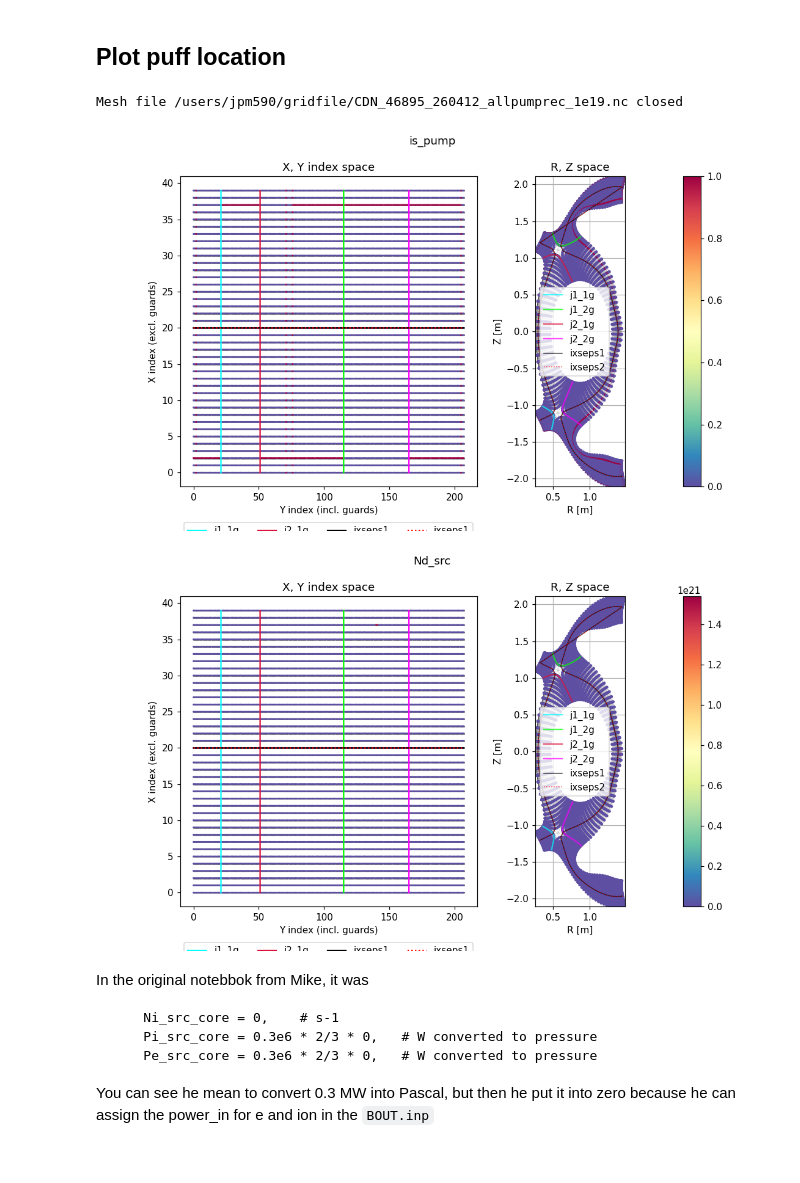
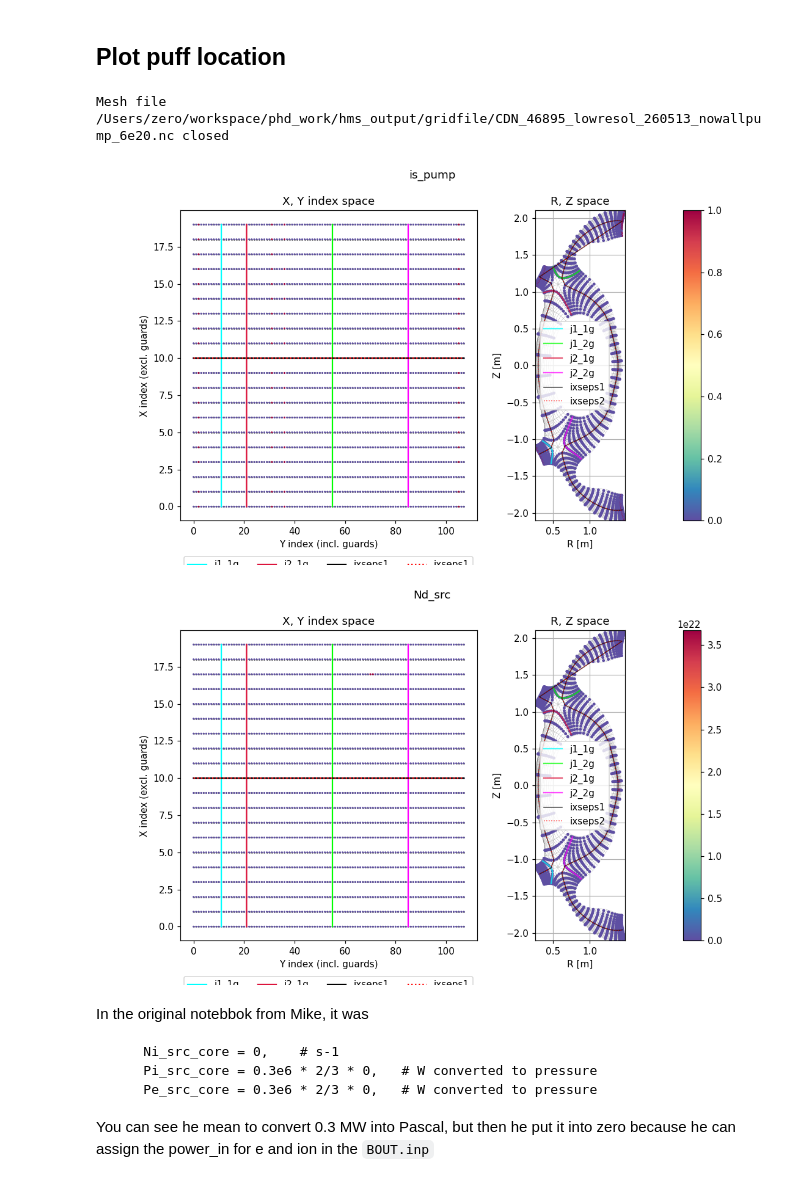
Before and after one commit to sun51027/hermes3-2dplots, a Jupyter notebook: grid_checker.ipynb, the cells around one changed output. Cells and saved outputs as stored; diff of their text form; code cells hidden in the pictures.

````diff
--- a/grid_checker.ipynb
+++ b/grid_checker.ipynb
@@ -22,27 +22,32 @@ from hermes3.utils import *
 # %%
 
 # 1. Load the grid (.nc file)
 # mesh = Mesh("/users/jpm590/gridfile/CDN_46895_260402_expand_puff.nc")
 # mesh = Mesh("/users/jpm590/gridfile/CDN_46895_260412_nowallpump_1e20.nc")
-mesh = Mesh("/users/jpm590/gridfile/CDN_46895_260412_allpumprec_1e19.nc")
+# mesh = Mesh("/Users/zero/workspace/phd_work/hms_output/CDN_46895_260412_allpumprec_1e19.nc")
+mesh = Mesh("/Users/zero/workspace/phd_work/hms_output/gridfile/CDN_46895_lowresol_260513_nowallpump_6e20.nc")
+# mesh = Mesh("/users/jpm590/gridfile/CDN_46895_260412_allpumprec_1e19.nc")
 
 # mesh = Mesh("/users/jpm590/gridfile/CDN_46895_260408_1e19.nc")
 # mesh = Mesh("/users/jpm590/neutralimit_gcc12_9497476/hermes-3/build-mc-master/CDN_46895_260314_nowallpump_3e20.nc")
 # mesh = Mesh("/users/jpm590/neutralimit_gcc12_9497476/hermes-3/build-mc-master/CDN_46895_260129_nowallpump_1e21.nc")
 # 2. Plot the existing fields in the mesh
 mesh.plot_field("Nd_src")
 mesh.plot_field("is_pump")
 # mesh.plot_field("Pd_src")
 # mesh.plot_field("Nd+_src")
 # mesh.plot_field("D_d+")
 # mesh.plot_field("D_e")
 # 3. Always remember to close it!
 mesh.close()
 plt.show()
+
+
+polygon
 # %% [output]
-Mesh file /users/jpm590/gridfile/CDN_46895_260412_allpumprec_1e19.nc closed
+Mesh file /Users/zero/workspace/phd_work/hms_output/gridfile/CDN_46895_lowresol_260513_nowallpump_6e20.nc closed
-[figure, old version]
+[figure, new version]
-[figure, old version]
+[figure, new version]
 # %% [markdown]
 In the original notebbok from Mike, it was
 ```
````
Also changed, not shown: parts of 3 cells of this notebook, 7 other files.
